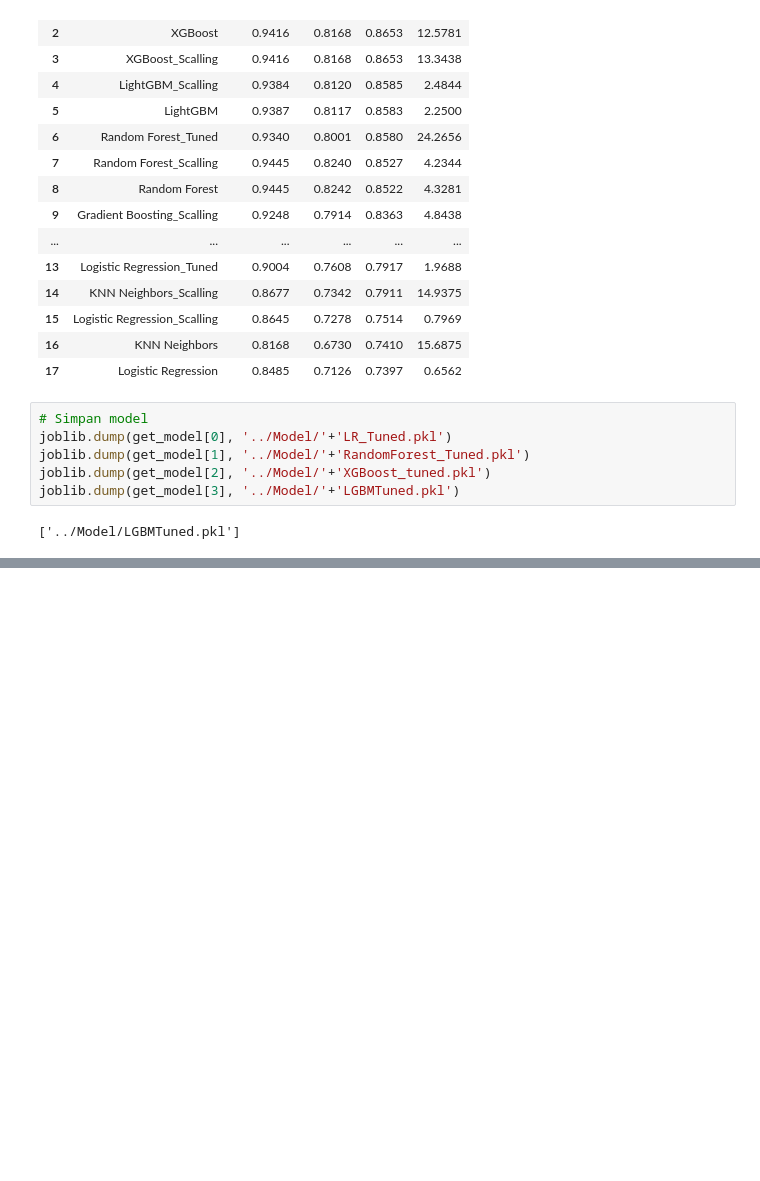
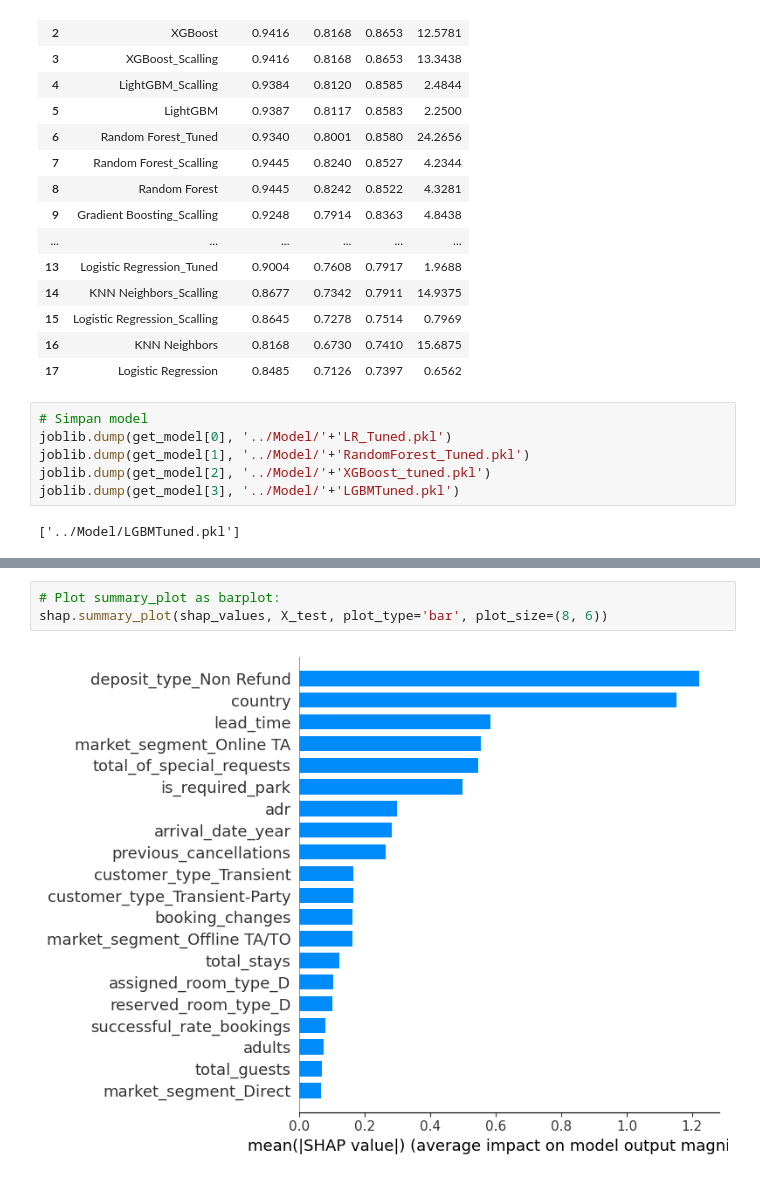
Before and after one commit to hubble99/Prediction-Hotel-Cancellation, a Jupyter notebook: Notebook/3. Modeling.ipynb, the cells around one changed output, grey strips where cells are left out. Cells and saved outputs as stored; diff of their text form; blank space fills up the shorter version.

```diff
--- a/Notebook/3. Modeling.ipynb
+++ b/Notebook/3. Modeling.ipynb
@@ -559,0 +584,5 @@ joblib.dump(get_model[3], '../Model/'+'LGBMTuned.pkl')
+# %%
+# Plot summary_plot as barplot:
+shap.summary_plot(shap_values, X_test, plot_type='bar', plot_size=(8, 6))
+# %% [output]
+[figure, added]
```
Also changed, not shown: parts of 6 cells of this notebook.
